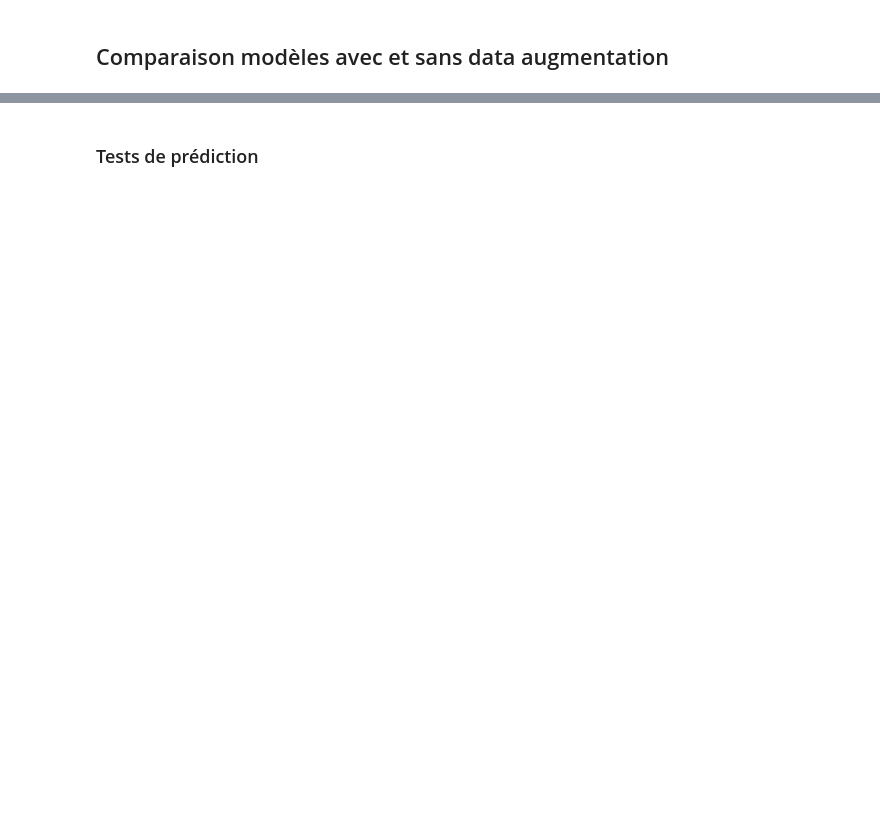
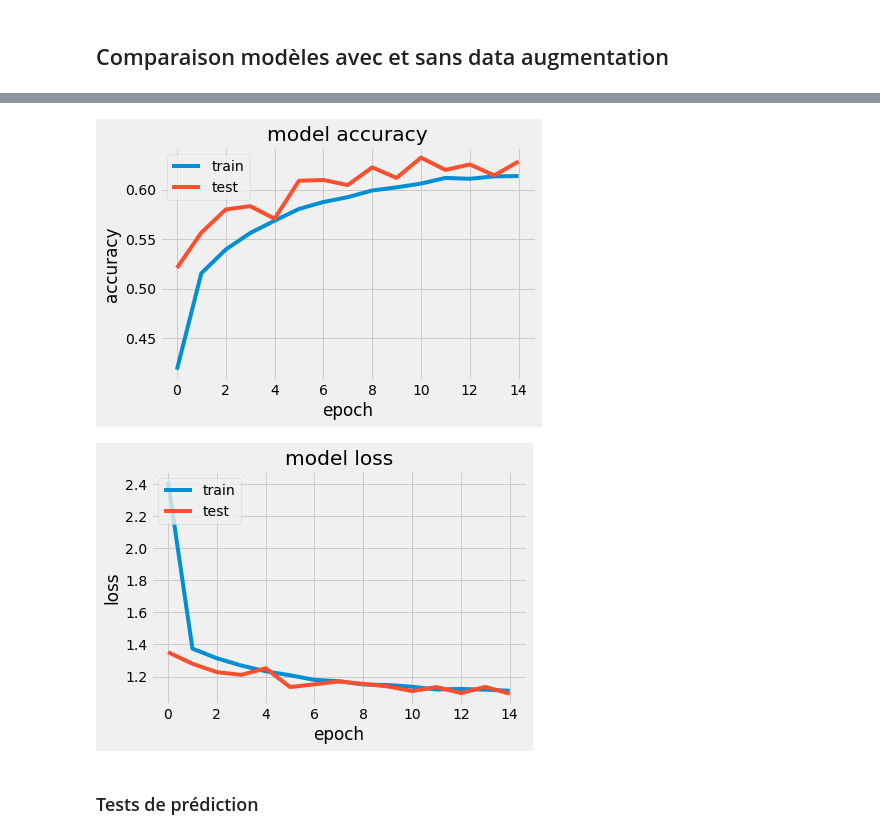
Before and after one commit to Twizzle1997/Little-Sis, a Jupyter notebook: main/src/notebook.ipynb, the cells around one changed output, grey strips where cells are left out. Cells and saved outputs as stored; diff of their text form; code cells hidden in the pictures; blank space fills up the shorter version.

Commit message:
Data augmentation and tensorboard

```diff
--- a/main/src/notebook.ipynb
+++ b/main/src/notebook.ipynb
@@ -115,9 +124,15 @@ print("Modèle enregistré !")
 # %% [markdown]
 ### Entraînement avec data augmentation :
 # %%
+# Création du modèle
+model_da = fc.create_model()
+
+logdir = os.path.join("logs", "cnn_data_augmentation")
+tensorboard_callback = TensorBoard(logdir, histogram_freq=1)
+
+model_da.compile(loss='categorical_crossentropy', metrics=['accuracy'], optimizer='adam')
+
 # Data augmentation
-model2 = model
-
-datagen = ImageDataGenerator(width_shift_range=0.1, height_shift_range=0.1, horizontal_flip=True)
-iterator = datagen.flow(X_train, y_train, batch_size=batch_size)
-history2 = model2.fit_generator(iterator, epochs=epochs, validation_data=(X_val, y_val), verbose=1)
+datagen_da = ImageDataGenerator(width_shift_range=0.1, height_shift_range=0.1, horizontal_flip=True)
+iterator = datagen_da.flow(X_train, y_train, batch_size=batch_size)
+history_da = model_da.fit_generator(iterator, epochs=epochs, validation_data=(X_val, y_val), verbose=1, callbacks=[tensorboard_callback])
@@ -155,19 +198,22 @@ plt.show()
 # %%
 # Modèle data augmentation
-plt.plot(history2.history['accuracy'])
-plt.plot(history2.history['val_accuracy'])
+plt.plot(history_da.history['accuracy'])
+plt.plot(history_da.history['val_accuracy'])
 plt.title('model accuracy')
 plt.ylabel('accuracy')
 plt.xlabel('epoch')
 plt.legend(['train', 'test'], loc='upper left')
 plt.show()
 
-plt.plot(history2.history['loss'])
-plt.plot(history2.history['val_loss'])
+plt.plot(history_da.history['loss'])
+plt.plot(history_da.history['val_loss'])
 plt.title('model loss')
 plt.ylabel('loss')
 plt.xlabel('epoch')
 plt.legend(['train', 'test'], loc='upper left')
 plt.show()
+# %% [output]
+[figure, added]
+[figure, added]
 # %% [markdown]
 ### Tests de prédiction
```
Also changed, not shown: parts of 14 cells of this notebook, 21 other files.
